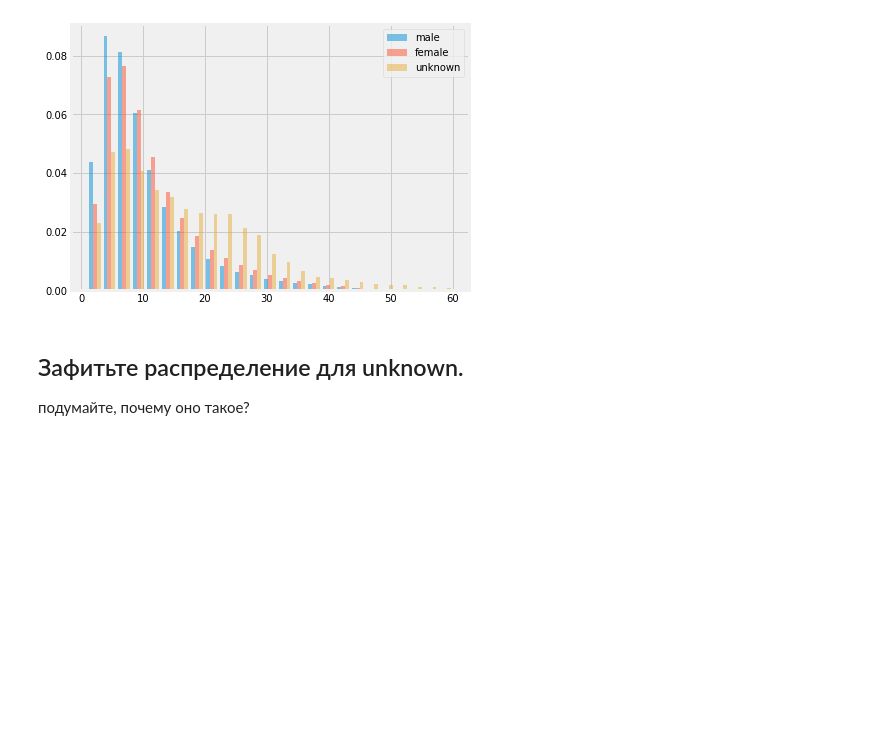
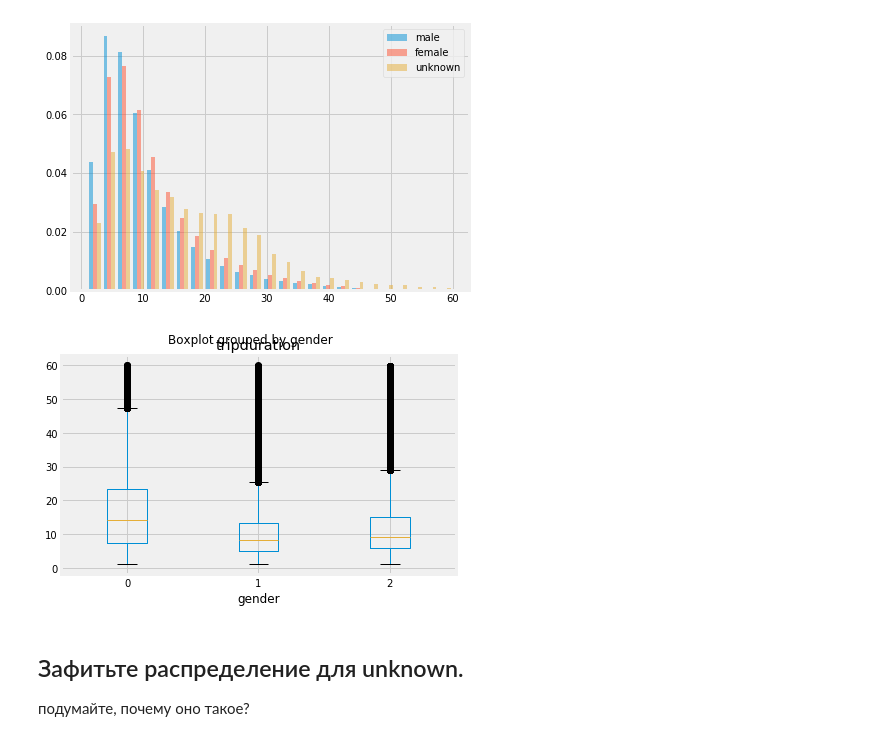
Before and after one commit to Casyfill/liceum, a Jupyter notebook: l7/2_Distributions2.ipynb, the cells around one changed output. Saved outputs shown, nothing was run; the diff lists cells and outputs as text; code cells hidden in the pictures; blank space fills up the shorter version.

```diff
--- a/l7/2_Distributions2.ipynb
+++ b/l7/2_Distributions2.ipynb
@@ -114,6 +114,11 @@ plt.legend(loc='upper right')
 plt.tight_layout(pad=0.4, w_pad=0.5, h_pad=1.0)
 # %% [output]
 [figure]
+# %%
+df[df.tripduration < 60].boxplot('tripduration', by='gender')
+plt.tight_layout()
+# %% [output]
+[figure, added]
 # %% [markdown]
 ## Зафитьте распределение для unknown.
 подумайте, почему оно такое?
```
Also changed, not shown: 7 other files.
